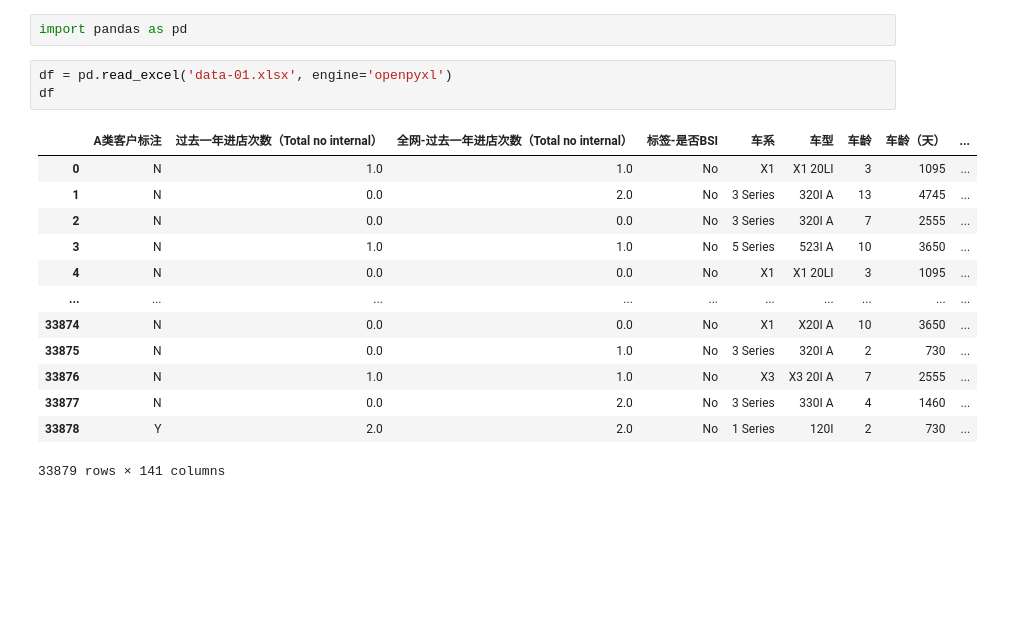
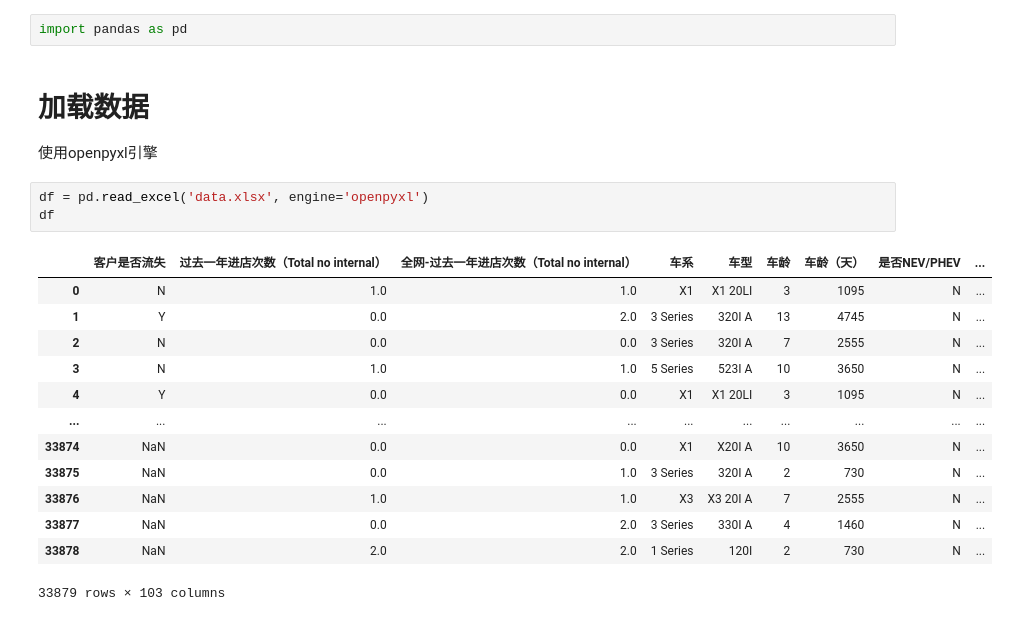
Before and after one commit to thales-ucas/bmw, a Jupyter notebook: cluster.ipynb, the cells around one changed output. Saved outputs shown, nothing was run; the diff lists cells and outputs as text; blank space fills up the shorter version.

```diff
--- a/cluster.ipynb
+++ b/cluster.ipynb
@@ -1,19 +1,24 @@
 # %%
 import pandas as pd
+# %% [markdown]
+# 加载数据
+
+
+使用openpyxl引擎
 # %%
-df = pd.read_excel('data-01.xlsx', engine='openpyxl')
+df = pd.read_excel('data.xlsx', engine='openpyxl')
 df
 # %% [output]
-|  | A类客户标注 | 过去一年进店次数（Total no internal） | 全网-过去一年进店次数（Total no internal） | 标签-是否BSI | 车系 | 车型 | 车龄 | 车龄（天） | ... |
-| 0 | N | 1.0 | 1.0 | No | X1 | X1 20LI | 3 | 1095 | ... |
-| 1 | N | 0.0 | 2.0 | No | 3 Series | 320I A | 13 | 4745 | ... |
-| 2 | N | 0.0 | 0.0 | No | 3 Series | 320I A | 7 | 2555 | ... |
-| 3 | N | 1.0 | 1.0 | No | 5 Series | 523I A | 10 | 3650 | ... |
-| 4 | N | 0.0 | 0.0 | No | X1 | X1 20LI | 3 | 1095 | ... |
+|  | 客户是否流失 | 过去一年进店次数（Total no internal） | 全网-过去一年进店次数（Total no internal） | 车系 | 车型 | 车龄 | 车龄（天） | 是否NEV/PHEV | ... |
+| 0 | N | 1.0 | 1.0 | X1 | X1 20LI | 3 | 1095 | N | ... |
+| 1 | Y | 0.0 | 2.0 | 3 Series | 320I A | 13 | 4745 | N | ... |
+| 2 | N | 0.0 | 0.0 | 3 Series | 320I A | 7 | 2555 | N | ... |
+| 3 | N | 1.0 | 1.0 | 5 Series | 523I A | 10 | 3650 | N | ... |
+| 4 | Y | 0.0 | 0.0 | X1 | X1 20LI | 3 | 1095 | N | ... |
 | ... | ... | ... | ... | ... | ... | ... | ... | ... | ... |
-| 33874 | N | 0.0 | 0.0 | No | X1 | X20I A | 10 | 3650 | ... |
-| 33875 | N | 0.0 | 1.0 | No | 3 Series | 320I A | 2 | 730 | ... |
-| 33876 | N | 1.0 | 1.0 | No | X3 | X3 20I A | 7 | 2555 | ... |
-| 33877 | N | 0.0 | 2.0 | No | 3 Series | 330I A | 4 | 1460 | ... |
-| 33878 | Y | 2.0 | 2.0 | No | 1 Series | 120I | 2 | 730 | ... |
+| 33874 | NaN | 0.0 | 0.0 | X1 | X20I A | 10 | 3650 | N | ... |
+| 33875 | NaN | 0.0 | 1.0 | 3 Series | 320I A | 2 | 730 | N | ... |
+| 33876 | NaN | 1.0 | 1.0 | X3 | X3 20I A | 7 | 2555 | N | ... |
+| 33877 | NaN | 0.0 | 2.0 | 3 Series | 330I A | 4 | 1460 | N | ... |
+| 33878 | NaN | 2.0 | 2.0 | 1 Series | 120I | 2 | 730 | N | ... |
-33879 rows × 141 columns
+33879 rows × 103 columns
```
Also changed, not shown: parts of 13 cells of this notebook, 3 other files.
